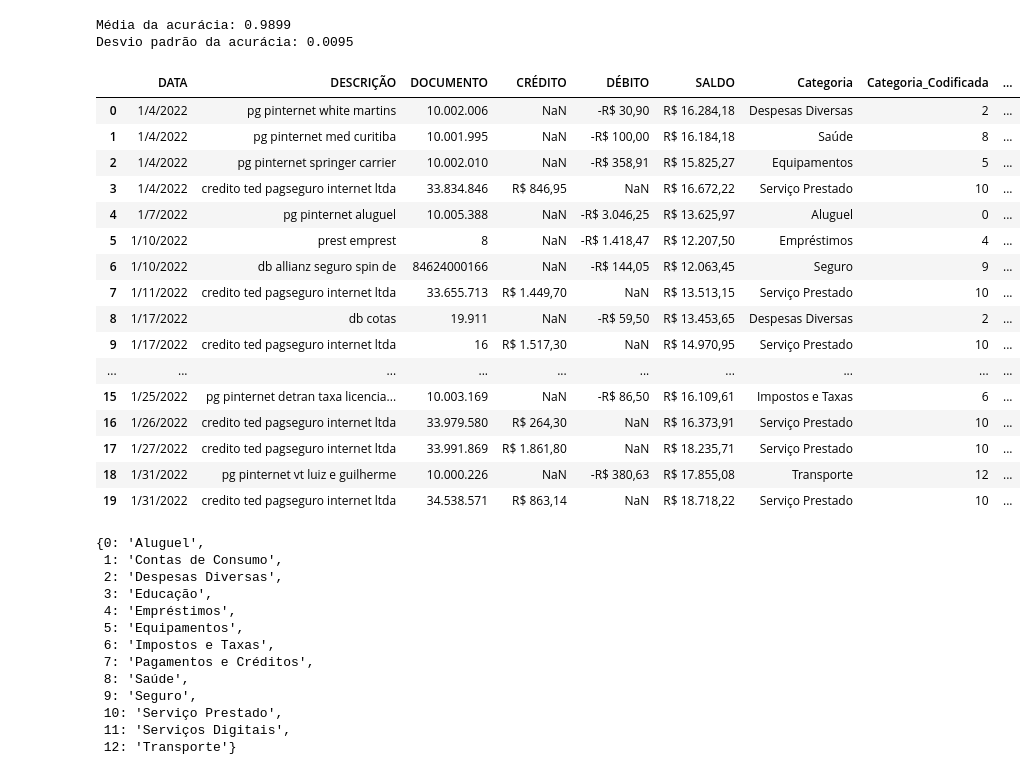
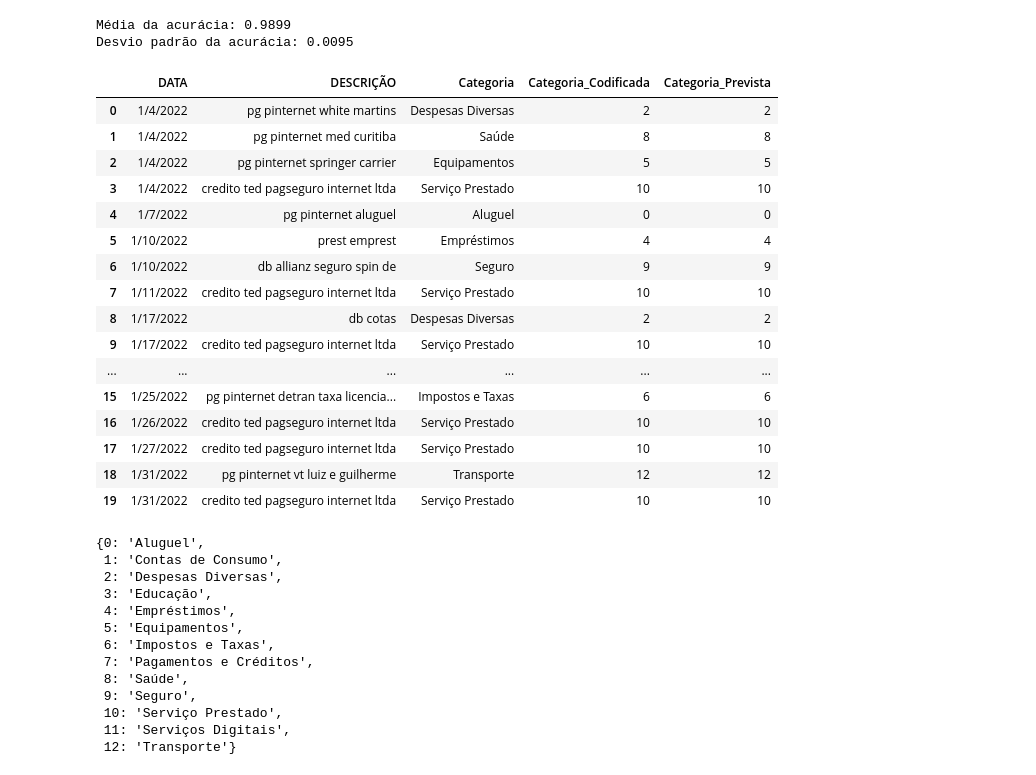
Before and after one commit to Chroma-CESAR/model_bancoCrea, a Jupyter notebook: model.ipynb, the cells around one changed output. Drawn from its saved outputs; the diff is of its cells as text; code cells hidden in the pictures.

Commit message:
fix: data visualization

```diff
--- a/model.ipynb
+++ b/model.ipynb
@@ -136,25 +136,25 @@ X_new_tfidf = vectorizer.transform(df['DESCRIÇÃO'])
 # %%
 df['Categoria_Prevista'] = rf_model.predict(X_new_tfidf )
 # %%
-df.head(20)
+df.drop(columns=['DOCUMENTO',  'CRÉDITO', 'DÉBITO', 'SALDO']).head(20)
 # %% [output]
-|  | DATA | DESCRIÇÃO | DOCUMENTO | CRÉDITO | DÉBITO | SALDO | Categoria | Categoria_Codificada | ... |
-| 0 | 1/4/2022 | pg pinternet white martins | 10.002.006 | NaN | -R$ 30,90 | R$ 16.284,18 | Despesas Diversas | 2 | ... |
-| 1 | 1/4/2022 | pg pinternet med curitiba | 10.001.995 | NaN | -R$ 100,00 | R$ 16.184,18 | Saúde | 8 | ... |
-| 2 | 1/4/2022 | pg pinternet springer carrier | 10.002.010 | NaN | -R$ 358,91 | R$ 15.825,27 | Equipamentos | 5 | ... |
-| 3 | 1/4/2022 | credito ted pagseguro internet ltda | 33.834.846 | R$ 846,95 | NaN | R$ 16.672,22 | Serviço Prestado | 10 | ... |
-| 4 | 1/7/2022 | pg pinternet aluguel | 10.005.388 | NaN | -R$ 3.046,25 | R$ 13.625,97 | Aluguel | 0 | ... |
-| 5 | 1/10/2022 | prest emprest | 8 | NaN | -R$ 1.418,47 | R$ 12.207,50 | Empréstimos | 4 | ... |
-| 6 | 1/10/2022 | db allianz seguro spin de | 84624000166 | NaN | -R$ 144,05 | R$ 12.063,45 | Seguro | 9 | ... |
-| 7 | 1/11/2022 | credito ted pagseguro internet ltda | 33.655.713 | R$ 1.449,70 | NaN | R$ 13.513,15 | Serviço Prestado | 10 | ... |
-| 8 | 1/17/2022 | db cotas | 19.911 | NaN | -R$ 59,50 | R$ 13.453,65 | Despesas Diversas | 2 | ... |
-| 9 | 1/17/2022 | credito ted pagseguro internet ltda | 16 | R$ 1.517,30 | NaN | R$ 14.970,95 | Serviço Prestado | 10 | ... |
-| ... | ... | ... | ... | ... | ... | ... | ... | ... | ... |
-| 15 | 1/25/2022 | pg pinternet detran taxa licencia... | 10.003.169 | NaN | -R$ 86,50 | R$ 16.109,61 | Impostos e Taxas | 6 | ... |
-| 16 | 1/26/2022 | credito ted pagseguro internet ltda | 33.979.580 | R$ 264,30 | NaN | R$ 16.373,91 | Serviço Prestado | 10 | ... |
-| 17 | 1/27/2022 | credito ted pagseguro internet ltda | 33.991.869 | R$ 1.861,80 | NaN | R$ 18.235,71 | Serviço Prestado | 10 | ... |
-| 18 | 1/31/2022 | pg pinternet vt luiz e guilherme | 10.000.226 | NaN | -R$ 380,63 | R$ 17.855,08 | Transporte | 12 | ... |
-| 19 | 1/31/2022 | credito ted pagseguro internet ltda | 34.538.571 | R$ 863,14 | NaN | R$ 18.718,22 | Serviço Prestado | 10 | ... |
+|  | DATA | DESCRIÇÃO | Categoria | Categoria_Codificada | Categoria_Prevista |
+| 0 | 1/4/2022 | pg pinternet white martins | Despesas Diversas | 2 | 2 |
+| 1 | 1/4/2022 | pg pinternet med curitiba | Saúde | 8 | 8 |
+| 2 | 1/4/2022 | pg pinternet springer carrier | Equipamentos | 5 | 5 |
+| 3 | 1/4/2022 | credito ted pagseguro internet ltda | Serviço Prestado | 10 | 10 |
+| 4 | 1/7/2022 | pg pinternet aluguel | Aluguel | 0 | 0 |
+| 5 | 1/10/2022 | prest emprest | Empréstimos | 4 | 4 |
+| 6 | 1/10/2022 | db allianz seguro spin de | Seguro | 9 | 9 |
+| 7 | 1/11/2022 | credito ted pagseguro internet ltda | Serviço Prestado | 10 | 10 |
+| 8 | 1/17/2022 | db cotas | Despesas Diversas | 2 | 2 |
+| 9 | 1/17/2022 | credito ted pagseguro internet ltda | Serviço Prestado | 10 | 10 |
+| ... | ... | ... | ... | ... | ... |
+| 15 | 1/25/2022 | pg pinternet detran taxa licencia... | Impostos e Taxas | 6 | 6 |
+| 16 | 1/26/2022 | credito ted pagseguro internet ltda | Serviço Prestado | 10 | 10 |
+| 17 | 1/27/2022 | credito ted pagseguro internet ltda | Serviço Prestado | 10 | 10 |
+| 18 | 1/31/2022 | pg pinternet vt luiz e guilherme | Transporte | 12 | 12 |
+| 19 | 1/31/2022 | credito ted pagseguro internet ltda | Serviço Prestado | 10 | 10 |
 # %%
 # listar as categorias em ordem crescente
 
```
Also changed, not shown: parts of 3 cells of this notebook.
